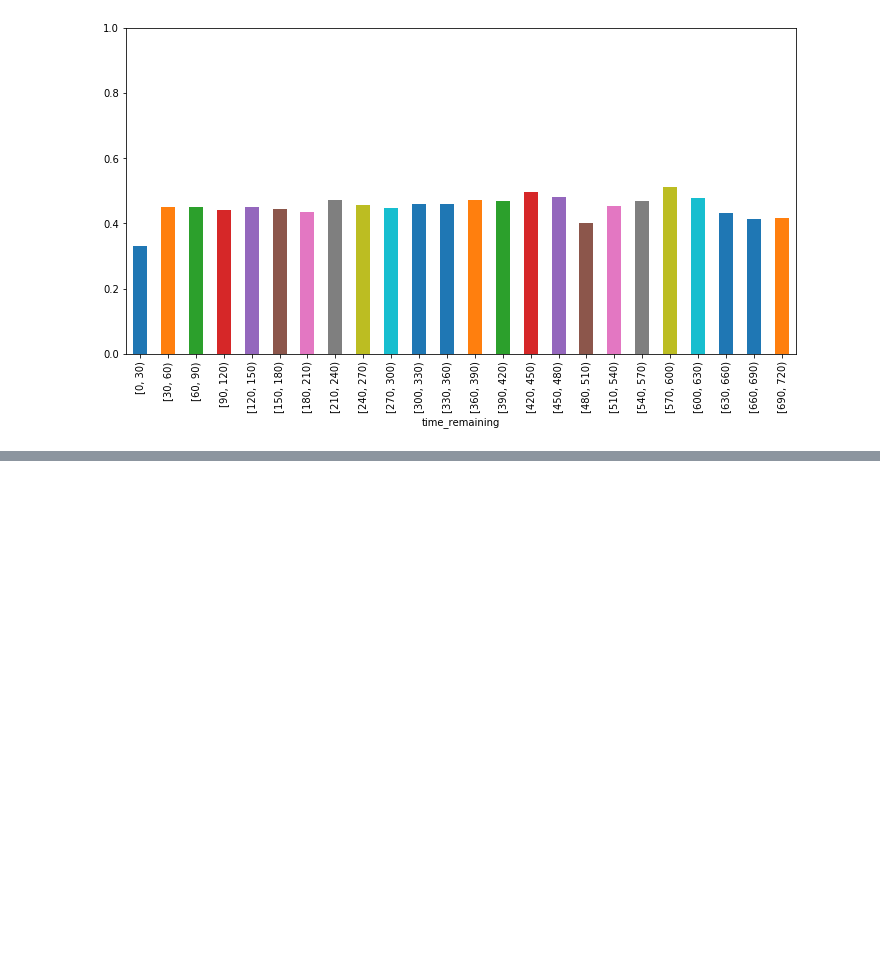
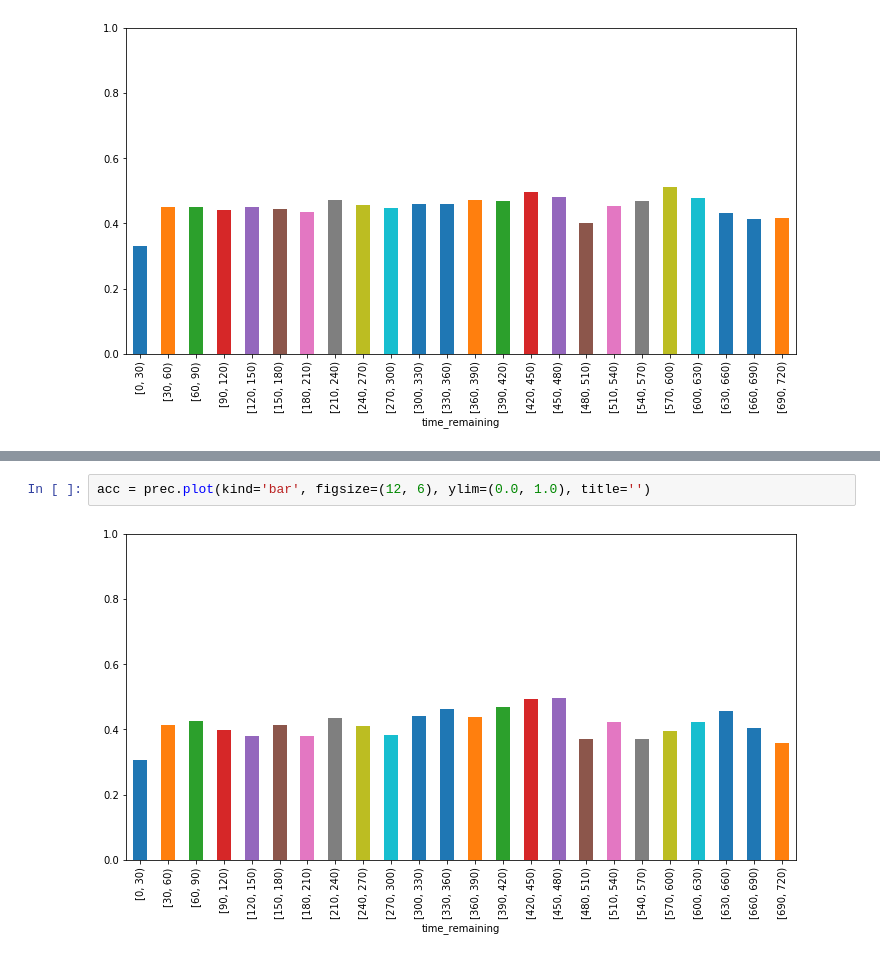
Before and after one commit to jonnor/datascience-master, a Jupyter notebook: dat200/assigment2/Basketball.ipynb, the cells around one changed output, grey strips where cells are left out. Drawn from its saved outputs; the diff is of its cells as text; blank space fills up the shorter version.

```diff
--- a/dat200/assigment2/Basketball.ipynb
+++ b/dat200/assigment2/Basketball.ipynb
@@ -445,0 +462,4 @@ acc = prec.plot(kind='bar', figsize=(12, 6), ylim=(0.0, 1.0), title='')
+# %%
+acc = prec.plot(kind='bar', figsize=(12, 6), ylim=(0.0, 1.0), title='')
+# %% [output]
+[figure, added]
```
Also changed, not shown: parts of 6 cells of this notebook, 1 other file.
